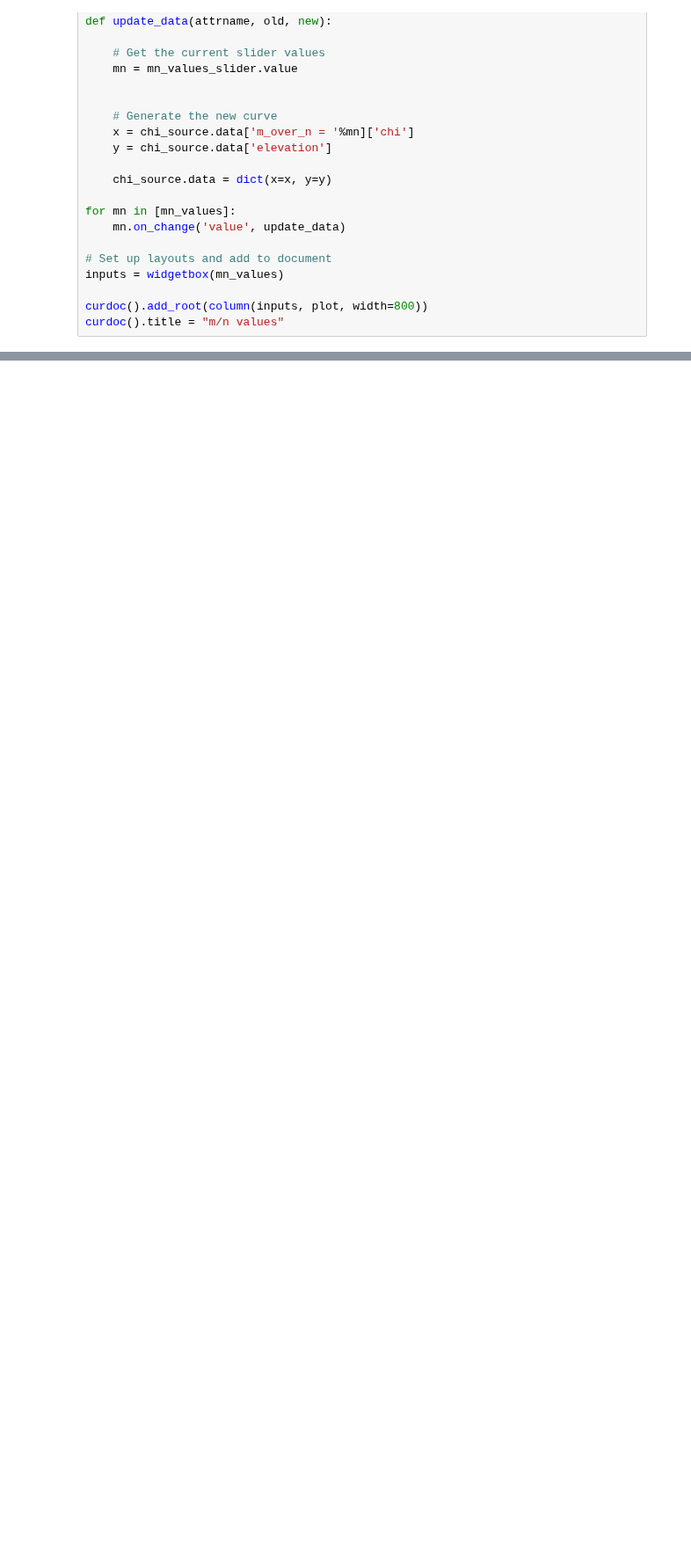
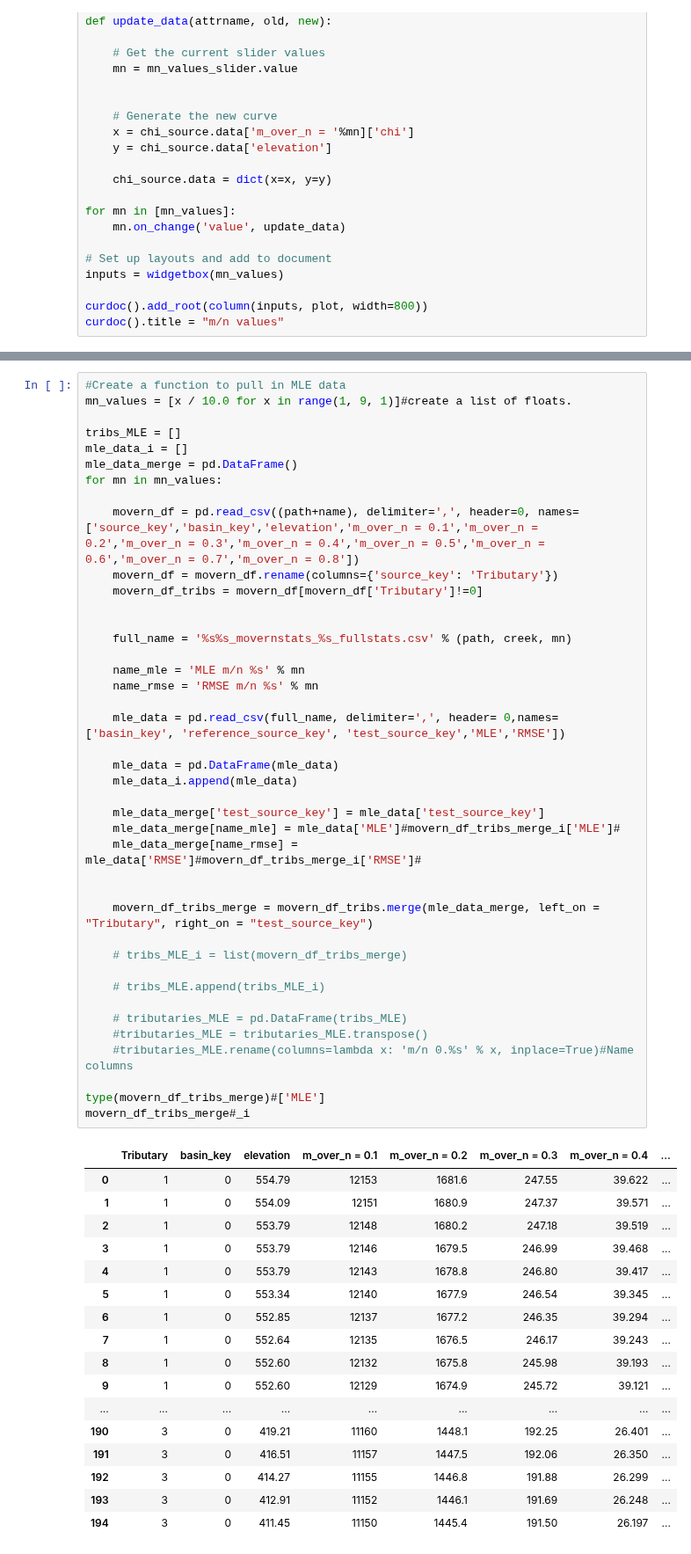
Before and after one commit to BenjiDa/ProfileTools, a Jupyter notebook: Channel_profiles.ipynb, the cells around one changed output, grey strips where cells are left out. Shown at 88% size. Saved outputs shown, nothing was run; the diff lists cells and outputs as text; blank space fills up the shorter version.

Commit message:
working on data structure

```diff
--- a/Channel_profiles.ipynb
+++ b/Channel_profiles.ipynb
@@ -304,0 +339,59 @@ Name: elevation, dtype: float64
+# %%
+#Create a function to pull in MLE data
+mn_values = [x / 10.0 for x in range(1, 9, 1)]#create a list of floats.
+
+tribs_MLE = []
+mle_data_i = []
+mle_data_merge = pd.DataFrame()
+for mn in mn_values:
+
+    movern_df = pd.read_csv((path+name), delimiter=',', header=0, names=['source_key','basin_key','elevation','m_over_n = 0.1','m_over_n = 0.2','m_over_n = 0.3','m_over_n = 0.4','m_over_n = 0.5','m_over_n = 0.6','m_over_n = 0.7','m_over_n = 0.8'])
+    movern_df = movern_df.rename(columns={'source_key': 'Tributary'})
+    movern_df_tribs = movern_df[movern_df['Tributary']!=0]
+
+
+    full_name = '%s%s_movernstats_%s_fullstats.csv' % (path, creek, mn)
+
+    name_mle = 'MLE m/n %s' % mn
+    name_rmse = 'RMSE m/n %s' % mn
+
+    mle_data = pd.read_csv(full_name, delimiter=',', header= 0,names=['basin_key', 'reference_source_key', 'test_source_key','MLE','RMSE'])
+
+    mle_data = pd.DataFrame(mle_data)
+    mle_data_i.append(mle_data)
+
+    mle_data_merge['test_source_key'] = mle_data['test_source_key']
+    mle_data_merge[name_mle] = mle_data['MLE']#movern_df_tribs_merge_i['MLE']#
+    mle_data_merge[name_rmse] = mle_data['RMSE']#movern_df_tribs_merge_i['RMSE']#
+
+
+    movern_df_tribs_merge = movern_df_tribs.merge(mle_data_merge, left_on = "Tributary", right_on = "test_source_key")
+
+    # tribs_MLE_i = list(movern_df_tribs_merge)
+
+    # tribs_MLE.append(tribs_MLE_i)
+
+    # tributaries_MLE = pd.DataFrame(tribs_MLE)
+    #tributaries_MLE = tributaries_MLE.transpose()
+    #tributaries_MLE.rename(columns=lambda x: 'm/n 0.%s' % x, inplace=True)#Name columns
+
+type(movern_df_tribs_merge)#['MLE']
+movern_df_tribs_merge#_i
+# %% [output]
+|  | Tributary | basin_key | elevation | m_over_n = 0.1 | m_over_n = 0.2 | m_over_n = 0.3 | m_over_n = 0.4 | ... |
+| 0 | 1 | 0 | 554.79 | 12153 | 1681.6 | 247.55 | 39.622 | ... |
+| 1 | 1 | 0 | 554.09 | 12151 | 1680.9 | 247.37 | 39.571 | ... |
+| 2 | 1 | 0 | 553.79 | 12148 | 1680.2 | 247.18 | 39.519 | ... |
+| 3 | 1 | 0 | 553.79 | 12146 | 1679.5 | 246.99 | 39.468 | ... |
+| 4 | 1 | 0 | 553.79 | 12143 | 1678.8 | 246.80 | 39.417 | ... |
+| 5 | 1 | 0 | 553.34 | 12140 | 1677.9 | 246.54 | 39.345 | ... |
+| 6 | 1 | 0 | 552.85 | 12137 | 1677.2 | 246.35 | 39.294 | ... |
+| 7 | 1 | 0 | 552.64 | 12135 | 1676.5 | 246.17 | 39.243 | ... |
+| 8 | 1 | 0 | 552.60 | 12132 | 1675.8 | 245.98 | 39.193 | ... |
+| 9 | 1 | 0 | 552.60 | 12129 | 1674.9 | 245.72 | 39.121 | ... |
+| ... | ... | ... | ... | ... | ... | ... | ... | ... |
+| 190 | 3 | 0 | 419.21 | 11160 | 1448.1 | 192.25 | 26.401 | ... |
+| 191 | 3 | 0 | 416.51 | 11157 | 1447.5 | 192.06 | 26.350 | ... |
+| 192 | 3 | 0 | 414.27 | 11155 | 1446.8 | 191.88 | 26.299 | ... |
+| 193 | 3 | 0 | 412.91 | 11152 | 1446.1 | 191.69 | 26.248 | ... |
+| 194 | 3 | 0 | 411.45 | 11150 | 1445.4 | 191.50 | 26.197 | ... |
```
Also changed, not shown: parts of 7 cells of this notebook, 2 other files.
